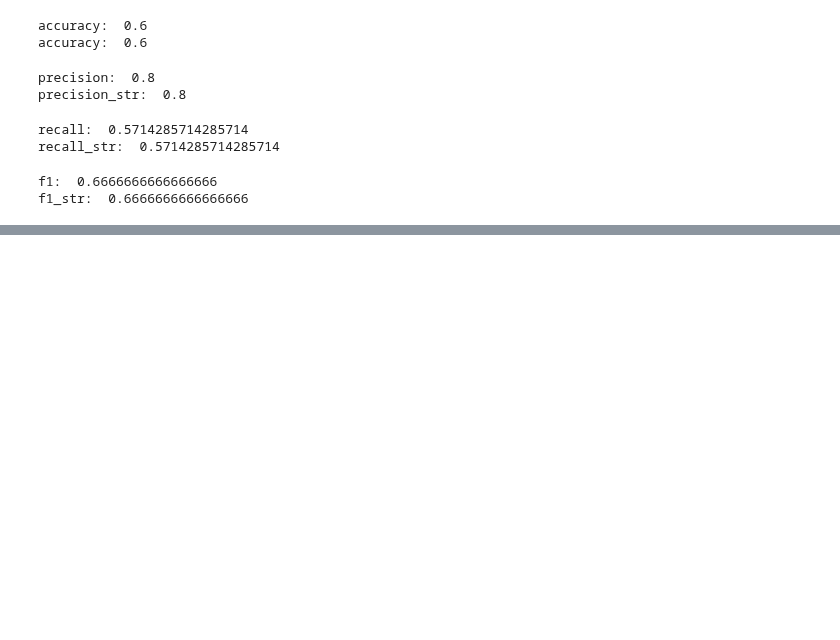
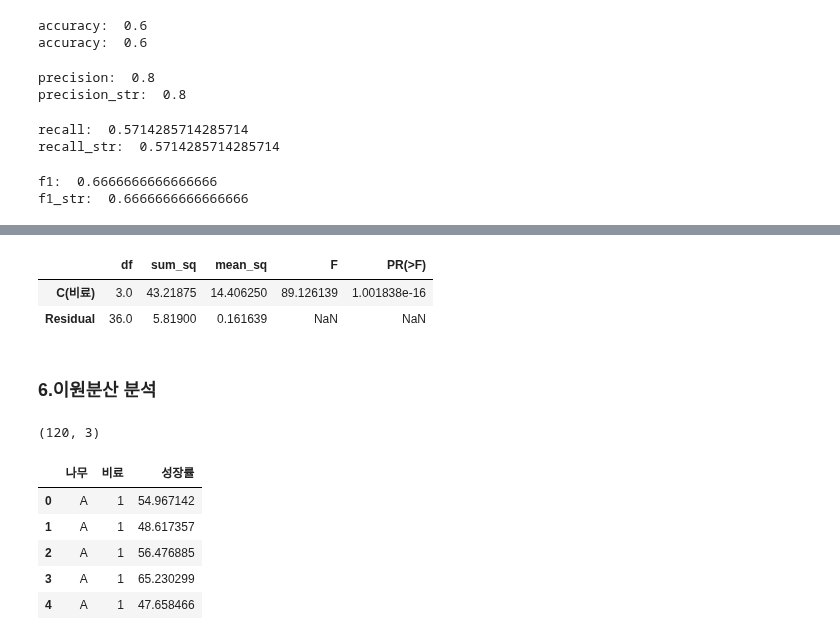
Before and after one commit to va4756/yemoon_bigdata_test, a Jupyter notebook: bigdata_시나공_연습문제_00.ipynb, the cells around one changed output, grey strips where cells are left out. Drawn from its saved outputs; the diff is of its cells as text; code cells hidden in the pictures; blank space fills up the shorter version.

```diff
--- a/bigdata_시나공_연습문제_00.ipynb
+++ b/bigdata_시나공_연습문제_00.ipynb
@@ -1689,0 +1930,25 @@ f1_str:  0.6666666666666666
+# %%
+from statsmodels.formula.api import ols
+from statsmodels.stats.anova import anova_lm
+model = ols('성장 ~ C(비료)', df).fit()
+anova_lm(model)
+# %% [output]
+|  | df | sum_sq | mean_sq | F | PR(>F) |
+| C(비료) | 3.0 | 43.21875 | 14.406250 | 89.126139 | 1.001838e-16 |
+| Residual | 36.0 | 5.81900 | 0.161639 | NaN | NaN |
+# %% [markdown]
+### 6.이원분산 분석
+# %%
+import pandas as pd
+# df = pd.read_csv("tree.csv")
+df = pd.read_csv("https://raw.githubusercontent.com/lovedlim/bigdata_analyst_cert/main/part3/ch2/tree.csv")
+print(df.shape)
+df.head()
+# %% [output]
+(120, 3)
+|  | 나무 | 비료 | 성장률 |
+| 0 | A | 1 | 54.967142 |
+| 1 | A | 1 | 48.617357 |
+| 2 | A | 1 | 56.476885 |
+| 3 | A | 1 | 65.230299 |
+| 4 | A | 1 | 47.658466 |
```
Also changed, not shown: parts of 43 cells of this notebook.
